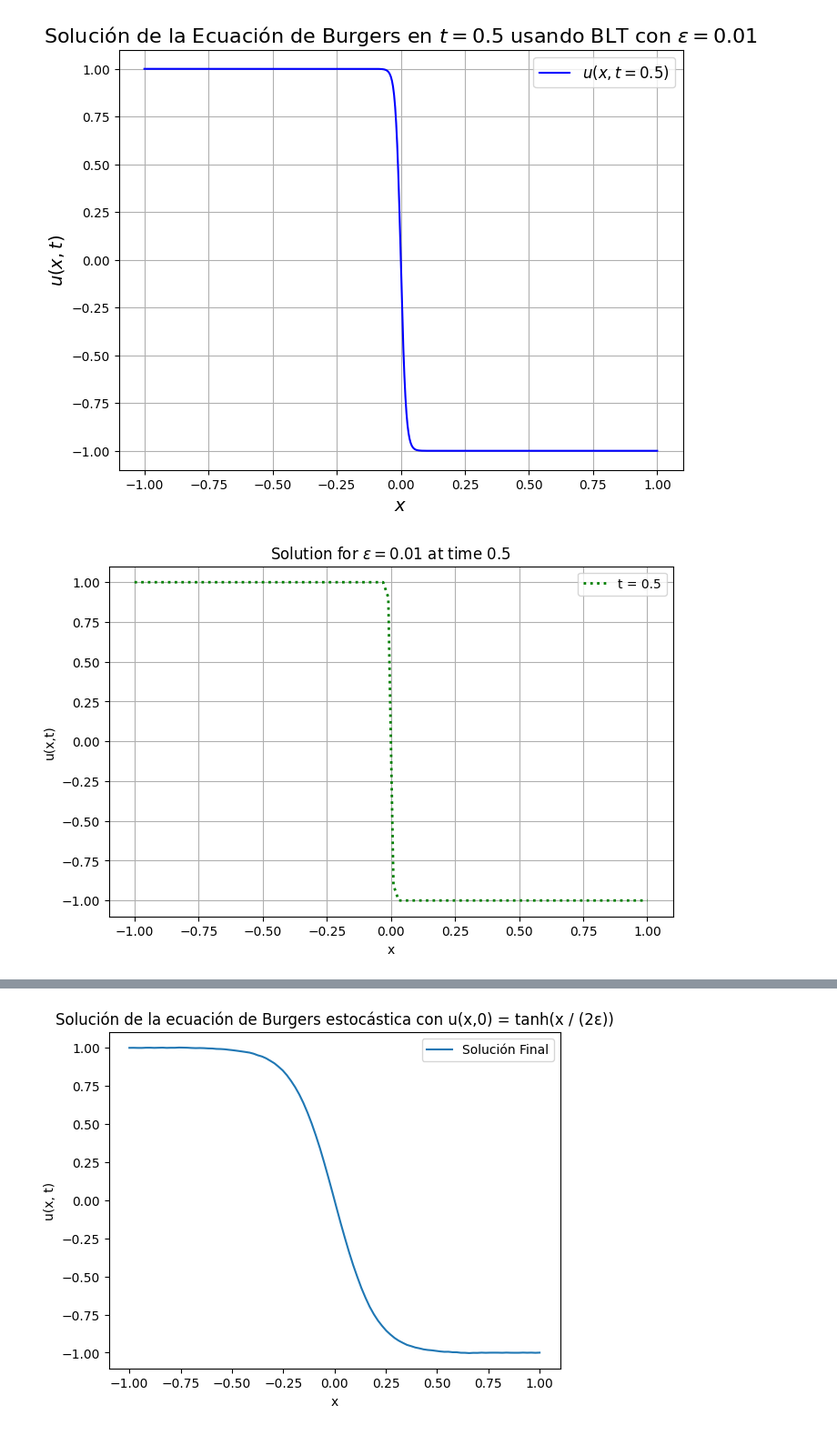
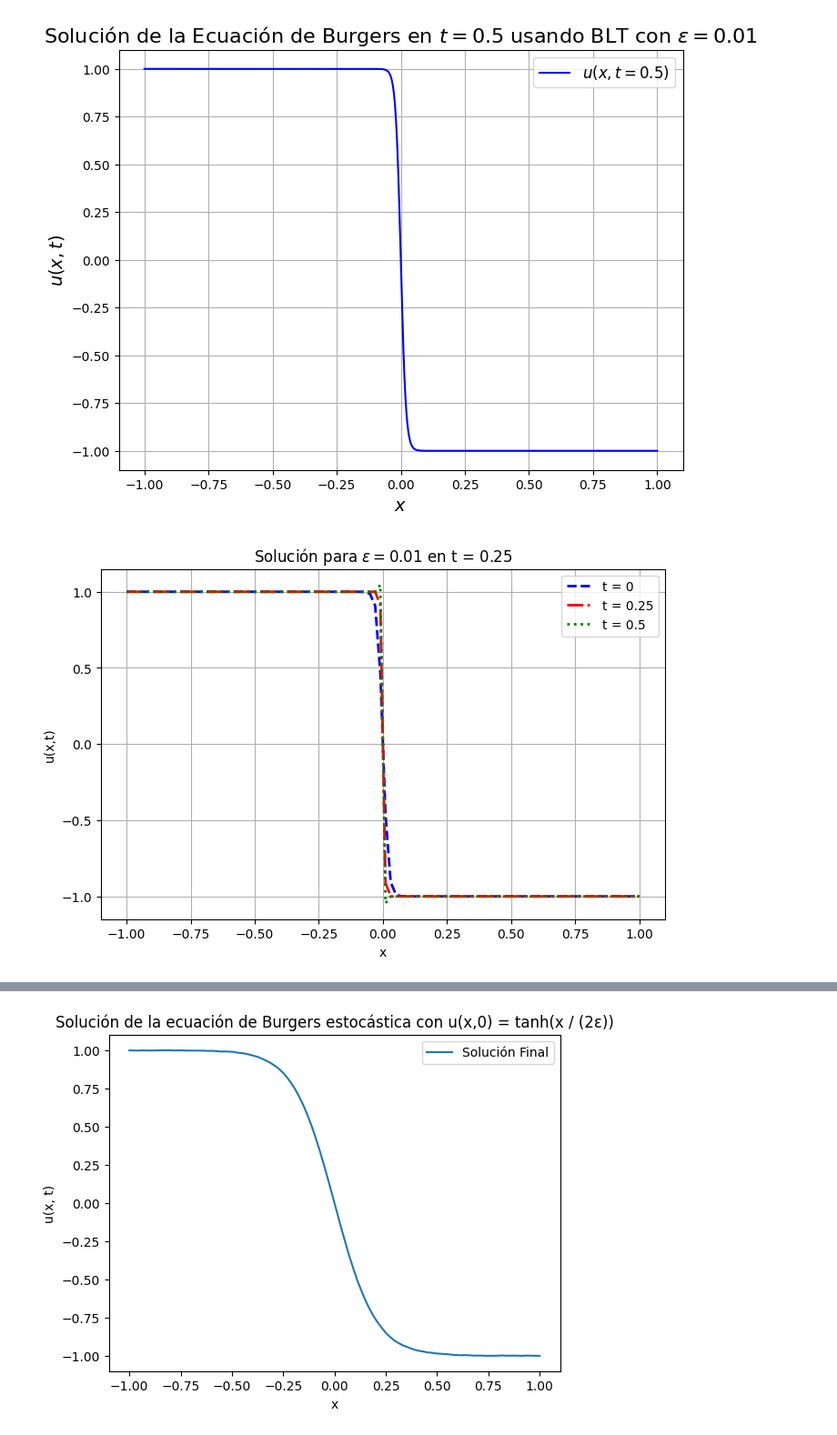
Before and after one commit to Ruben474/HybridBLTPINNs, a Jupyter notebook: solucionburgersredesneuronales.ipynb, the cells around one changed output, grey strips where cells are left out. Shown at 91% size. Cells and saved outputs as stored; diff of their text form; code cells hidden in the pictures.

```diff
--- a/solucionburgersredesneuronales.ipynb
+++ b/solucionburgersredesneuronales.ipynb
@@ -2178,56 +2105,56 @@ plt.show()
 import numpy as np
 import matplotlib.pyplot as plt
 
-# Parameters
-epsilon = 0.01  # Viscosity parameter
-L = 2          # Length of the domain [-1, 1]
-N = 100        # Number of points in space
-dt = 0.0001     # Time step
-T = 3          # Maximum time
-x = np.linspace(-1, 1, N)  # Space grid
+# Parámetros
+epsilon = 0.01  # Parámetro de viscosidad
+L = 2           # Longitud del dominio [-1, 1]
+N = 100         # Número de puntos en el espacio
+dt = 1e-3       # Paso temporal reducido para estabilidad
+T = 0.56         # Tiempo máximo reducido a 0.5 para evitar grandes errores
+x = np.linspace(-1, 1, N)  # Malla espacial
 
-# Initial condition u(x,0) = -tanh(x/0.1)
-u = -np.tanh(x / 0.01)
+# Condición inicial u(x,0) = -tanh(x/0.1)
+u = -np.tanh(x / (2 * 0.01))
 
-# Initialize the solution array
+# Inicializar el array de soluciones
 solutions = [u.copy()]
 
-# Function to compute the numerical solution using finite differences
+# Función para calcular la solución numérica usando diferencias finitas explícitas
 def solve_burgers(u, dt, epsilon, T):
     dx = x[1] - x[0]
     Nt = int(T / dt)
 
     for n in range(Nt):
         u_new = u.copy()
         for i in range(1, N-1):
             du_x = (u[i+1] - u[i-1]) / (2 * dx)
             du_xx = (u[i+1] - 2 * u[i] + u[i-1]) / dx**2
             u_new[i] = u[i] + dt * (-u[i] * du_x + epsilon * du_xx)
 
-        # Apply boundary conditions
-        u_new[0] = np.tanh(1 / 0.01)
-        u_new[-1] = -np.tanh(1 / 0.01)
+        # Aplicar condiciones de frontera coherentes con la solución física
+        u_new[0] = np.tanh(1 / (2 * 0.01))
+        u_new[-1] = -np.tanh(1 / (2 * 0.01))
         u = u_new
 
-        # Store solutions at t = 0, 0.25, and 0.5
-        if n * dt in [0, 0.25, 0.5]:
+        # Guardar soluciones en tiempos específicos
+        if np.isclose(n * dt, 0.25) or np.isclose(n * dt, 0.5):
             solutions.append(u.copy())
 
     return u
 
-# Solve the Burgers' equation
+# Resolver la ecuación de Burgers
 solve_burgers(u, dt, epsilon, T)
 
-# Plotting the results at t = 0, 0.25, 0.5
+# Gráfico de los resultados en t = 0.5
 plt.figure(figsize=(8, 5))
-#plt.plot(x, solutions[0], 'b--', label='t = 0', linewidth=2)
-#plt.plot(x, solutions[1], 'r-.', label='t = 0.25', linewidth=2)
+plt.plot(x, solutions[0], 'b--', label='t = 0', linewidth=2)
+plt.plot(x, solutions[1], 'r-.', label='t = 0.25', linewidth=2)
 plt.plot(x, solutions[2], 'g:', label='t = 0.5', linewidth=2)
 plt.xlabel('x')
 plt.ylabel('u(x,t)')
-plt.title('Solution for $\\epsilon = 0.01$ at time 0.5')
+plt.title('Solución para $\epsilon = 0.01$ en t = 0.5')
 plt.legend()
 plt.grid(True)
 plt.show()
 # %% [output]
-[figure, old version]
+[figure, new version]
```
Also changed, not shown: parts of 59 cells of this notebook.
